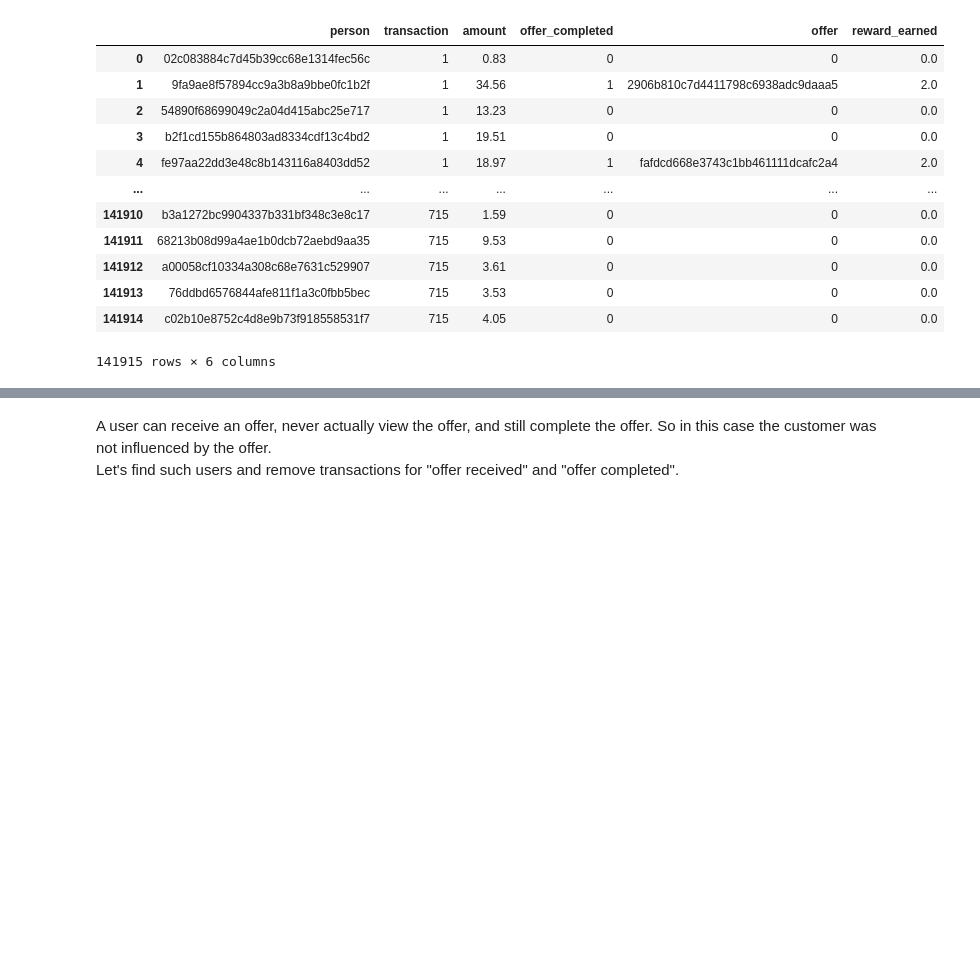
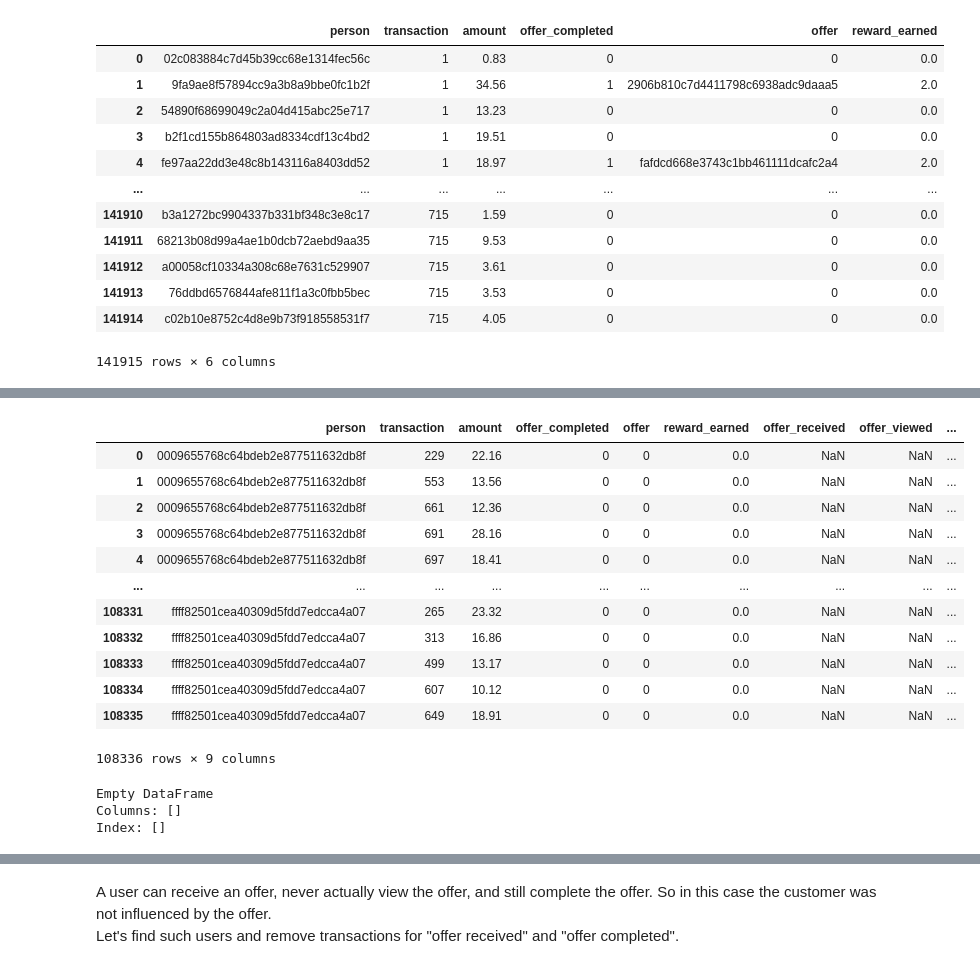
Before and after one commit to natashk/Starbucks-Capstone, a Jupyter notebook: Starbucks_Capstone_notebook.ipynb, the cells around one changed output, grey strips where cells are left out. Cells and saved outputs as stored; diff of their text form; code cells hidden in the pictures; blank space fills up the shorter version.

Commit message:
Combined all transactions

```diff
--- a/Starbucks_Capstone_notebook.ipynb
+++ b/Starbucks_Capstone_notebook.ipynb
@@ -670,0 +705,3 @@ More records, because of duplicates in completed offers:
+# %%
+no_offer_transactions = event_transaction_completed_df[event_transaction_completed_df['offer']==0].sort_values(by=['person','transaction','amount']).reset_index(drop=True)
+no_offer_transactions
@@ -670,0 +722,23 @@ More records, because of duplicates in completed offers:
+# %%
+combined_df = no_offer_transactions.merge(event_received_viewed_df, how='left', on=['person','offer']).sort_values(by=['person','transaction','amount']).reset_index(drop=True)
+combined_df
+# %% [output]
+|  | person | transaction | amount | offer_completed | offer | reward_earned | offer_received | offer_viewed | ... |
+| 0 | 0009655768c64bdeb2e877511632db8f | 229 | 22.16 | 0 | 0 | 0.0 | NaN | NaN | ... |
+| 1 | 0009655768c64bdeb2e877511632db8f | 553 | 13.56 | 0 | 0 | 0.0 | NaN | NaN | ... |
+| 2 | 0009655768c64bdeb2e877511632db8f | 661 | 12.36 | 0 | 0 | 0.0 | NaN | NaN | ... |
+| 3 | 0009655768c64bdeb2e877511632db8f | 691 | 28.16 | 0 | 0 | 0.0 | NaN | NaN | ... |
+| 4 | 0009655768c64bdeb2e877511632db8f | 697 | 18.41 | 0 | 0 | 0.0 | NaN | NaN | ... |
+| ... | ... | ... | ... | ... | ... | ... | ... | ... | ... |
+| 108331 | ffff82501cea40309d5fdd7edcca4a07 | 265 | 23.32 | 0 | 0 | 0.0 | NaN | NaN | ... |
+| 108332 | ffff82501cea40309d5fdd7edcca4a07 | 313 | 16.86 | 0 | 0 | 0.0 | NaN | NaN | ... |
+| 108333 | ffff82501cea40309d5fdd7edcca4a07 | 499 | 13.17 | 0 | 0 | 0.0 | NaN | NaN | ... |
+| 108334 | ffff82501cea40309d5fdd7edcca4a07 | 607 | 10.12 | 0 | 0 | 0.0 | NaN | NaN | ... |
+| 108335 | ffff82501cea40309d5fdd7edcca4a07 | 649 | 18.91 | 0 | 0 | 0.0 | NaN | NaN | ... |
+108336 rows × 9 columns
+# %%
+combined_df[event_transaction_completed_df.columns].compare(no_offer_transactions)
+# %% [output]
+Empty DataFrame
+Columns: []
+Index: []
```
Also changed, not shown: parts of 27 cells of this notebook.
